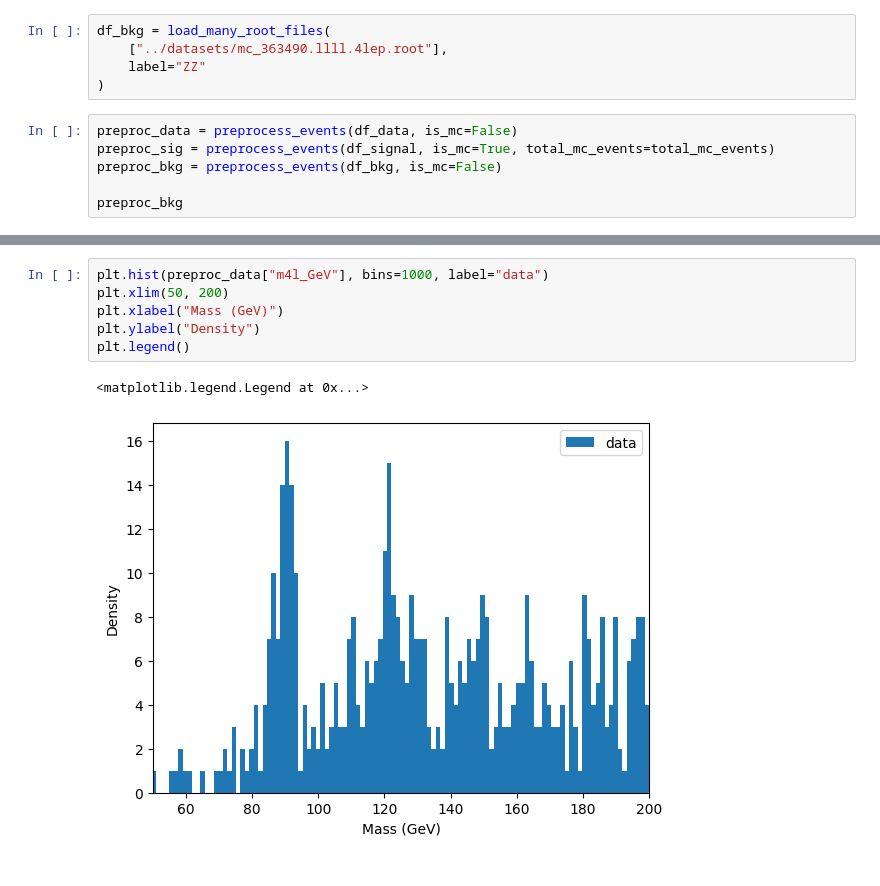
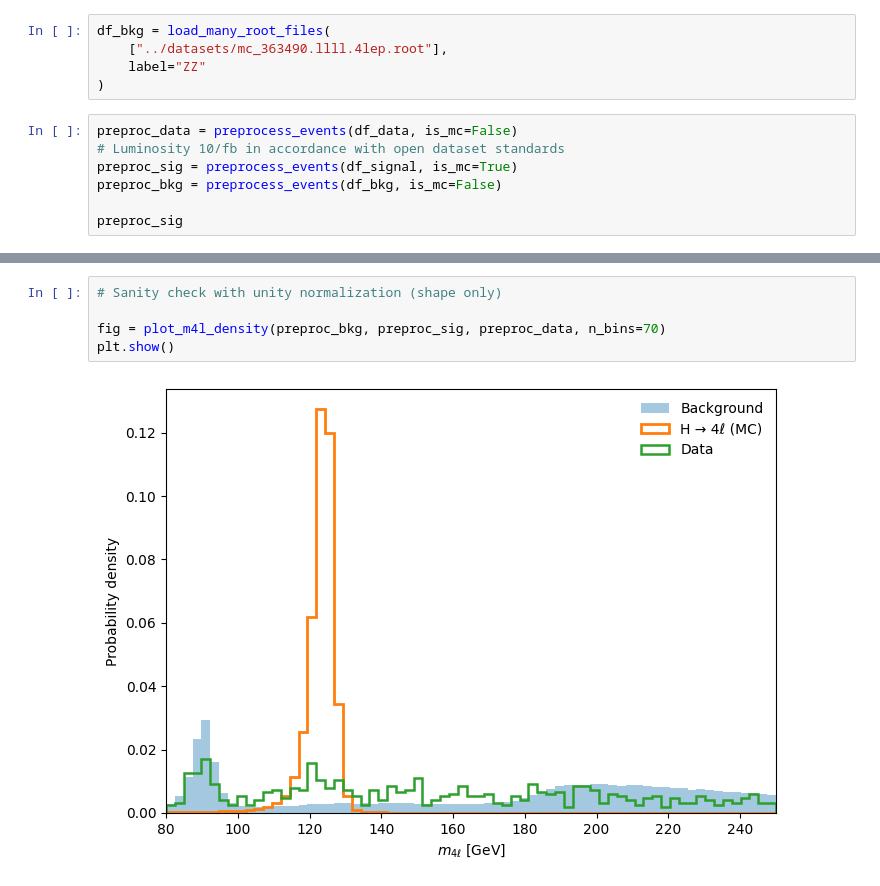
Before and after one commit to adityabhargava04/H4L, a Jupyter notebook: analysis_notebook.ipynb, the cells around one changed output, grey strips where cells are left out. Saved outputs shown, nothing was run; the diff lists cells and outputs as text.

```diff
--- a/analysis_notebook.ipynb
+++ b/analysis_notebook.ipynb
@@ -49,8 +58,9 @@ df_bkg = load_many_root_files(
 )
 # %%
 preproc_data = preprocess_events(df_data, is_mc=False)
-preproc_sig = preprocess_events(df_signal, is_mc=True, total_mc_events=total_mc_events)
+# Luminosity 10/fb in accordance with open dataset standards
+preproc_sig = preprocess_events(df_signal, is_mc=True)
 preproc_bkg = preprocess_events(df_bkg, is_mc=False)
 
-preproc_bkg
+preproc_sig
 # %% [output]
@@ -70,9 +80,7 @@ preproc_bkg
 # %%
-plt.hist(preproc_data["m4l_GeV"], bins=1000, label="data")
-plt.xlim(50, 200)
-plt.xlabel("Mass (GeV)")
-plt.ylabel("Density")
-plt.legend()
+# Sanity check with unity normalization (shape only)
+
+fig = plot_m4l_density(preproc_bkg, preproc_sig, preproc_data, n_bins=70)
+plt.show()
 # %% [output]
-<matplotlib.legend.Legend at 0x...>
-[figure, old version]
+[figure, new version]
```
Also changed, not shown: parts of 8 cells of this notebook, 3 other files.
